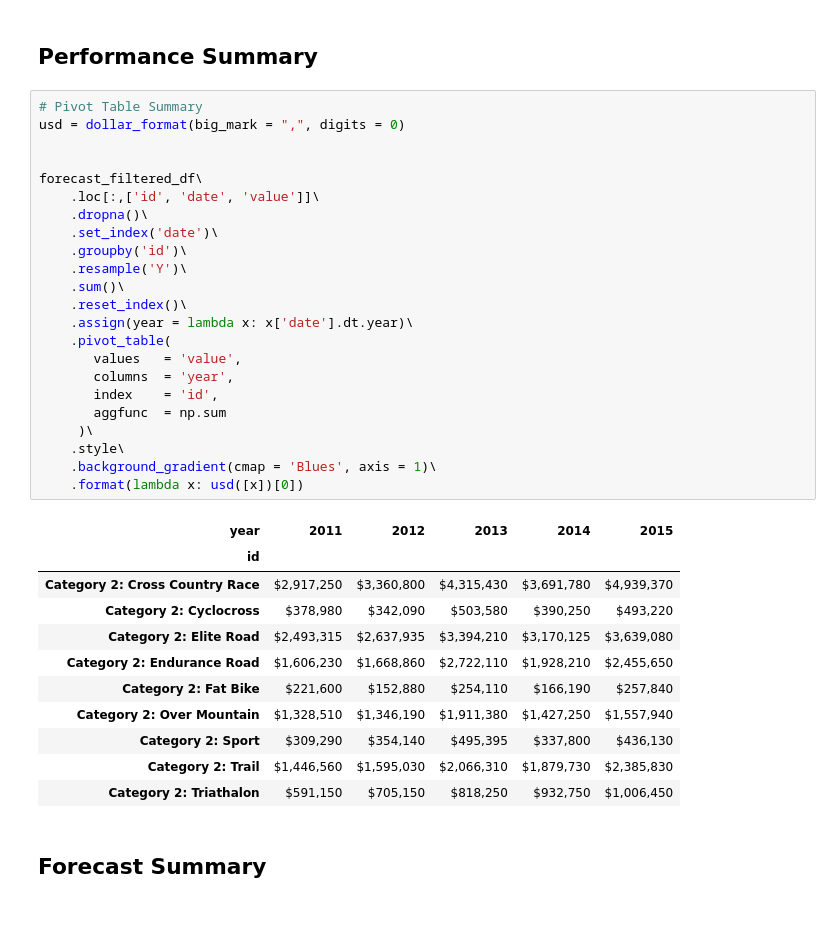
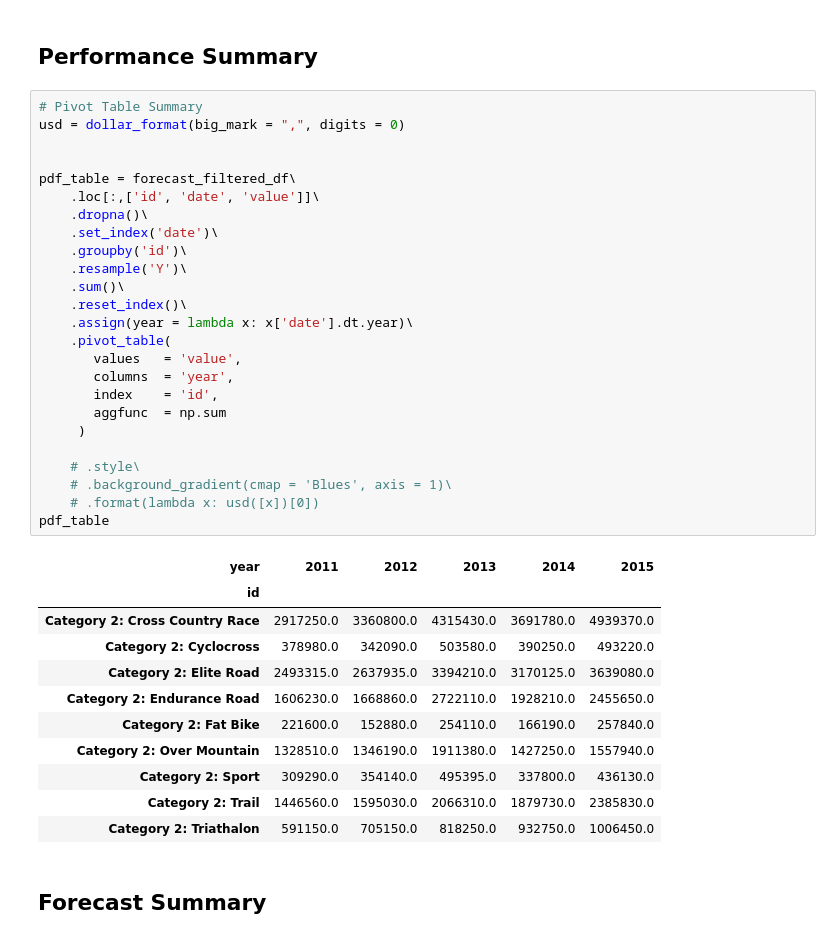
Before and after one commit to daver787/DS4B_101P, a Jupyter notebook: 10_jupyter_html_pdf/sales_reports/sales_forecast_category_2.ipynb, the cells around one changed output. Saved outputs shown, nothing was run; the diff lists cells and outputs as text.

```diff
--- a/10_jupyter_html_pdf/sales_reports/sales_forecast_category_2.ipynb
+++ b/10_jupyter_html_pdf/sales_reports/sales_forecast_category_2.ipynb
@@ -76,38 +76,40 @@ md(f' **Reporting Results for**: {ids_text}')
 # %%
 # Pivot Table Summary
 usd = dollar_format(big_mark = ",", digits = 0)
 
 
-forecast_filtered_df\
+pdf_table = forecast_filtered_df\
     .loc[:,['id', 'date', 'value']]\
     .dropna()\
     .set_index('date')\
     .groupby('id')\
     .resample('Y')\
     .sum()\
     .reset_index()\
     .assign(year = lambda x: x['date'].dt.year)\
     .pivot_table(
        values   = 'value',
        columns  = 'year',
        index    = 'id',
        aggfunc  = np.sum
-     )\
-    .style\
-    .background_gradient(cmap = 'Blues', axis = 1)\
-    .format(lambda x: usd([x])[0])
+     )
+
+    # .style\
+    # .background_gradient(cmap = 'Blues', axis = 1)\
+    # .format(lambda x: usd([x])[0])
+pdf_table
 # %% [output]
 | year | 2011 | 2012 | 2013 | 2014 | 2015 |
 | id |  |  |  |  |  |
-| Category 2: Cross Country Race | $2,917,250 | $3,360,800 | $4,315,430 | $3,691,780 | $4,939,370 |
-| Category 2: Cyclocross | $378,980 | $342,090 | $503,580 | $390,250 | $493,220 |
-| Category 2: Elite Road | $2,493,315 | $2,637,935 | $3,394,210 | $3,170,125 | $3,639,080 |
-| Category 2: Endurance Road | $1,606,230 | $1,668,860 | $2,722,110 | $1,928,210 | $2,455,650 |
-| Category 2: Fat Bike | $221,600 | $152,880 | $254,110 | $166,190 | $257,840 |
-| Category 2: Over Mountain | $1,328,510 | $1,346,190 | $1,911,380 | $1,427,250 | $1,557,940 |
-| Category 2: Sport | $309,290 | $354,140 | $495,395 | $337,800 | $436,130 |
-| Category 2: Trail | $1,446,560 | $1,595,030 | $2,066,310 | $1,879,730 | $2,385,830 |
-| Category 2: Triathalon | $591,150 | $705,150 | $818,250 | $932,750 | $1,006,450 |
+| Category 2: Cross Country Race | 2917250.0 | 3360800.0 | 4315430.0 | 3691780.0 | 4939370.0 |
+| Category 2: Cyclocross | 378980.0 | 342090.0 | 503580.0 | 390250.0 | 493220.0 |
+| Category 2: Elite Road | 2493315.0 | 2637935.0 | 3394210.0 | 3170125.0 | 3639080.0 |
+| Category 2: Endurance Road | 1606230.0 | 1668860.0 | 2722110.0 | 1928210.0 | 2455650.0 |
+| Category 2: Fat Bike | 221600.0 | 152880.0 | 254110.0 | 166190.0 | 257840.0 |
+| Category 2: Over Mountain | 1328510.0 | 1346190.0 | 1911380.0 | 1427250.0 | 1557940.0 |
+| Category 2: Sport | 309290.0 | 354140.0 | 495395.0 | 337800.0 | 436130.0 |
+| Category 2: Trail | 1446560.0 | 1595030.0 | 2066310.0 | 1879730.0 | 2385830.0 |
+| Category 2: Triathalon | 591150.0 | 705150.0 | 818250.0 | 932750.0 | 1006450.0 |
 # %% [markdown]
 ## Forecast Summary
 # %%
```
Also changed, not shown: parts of 3 cells of this notebook, 13 other files.
